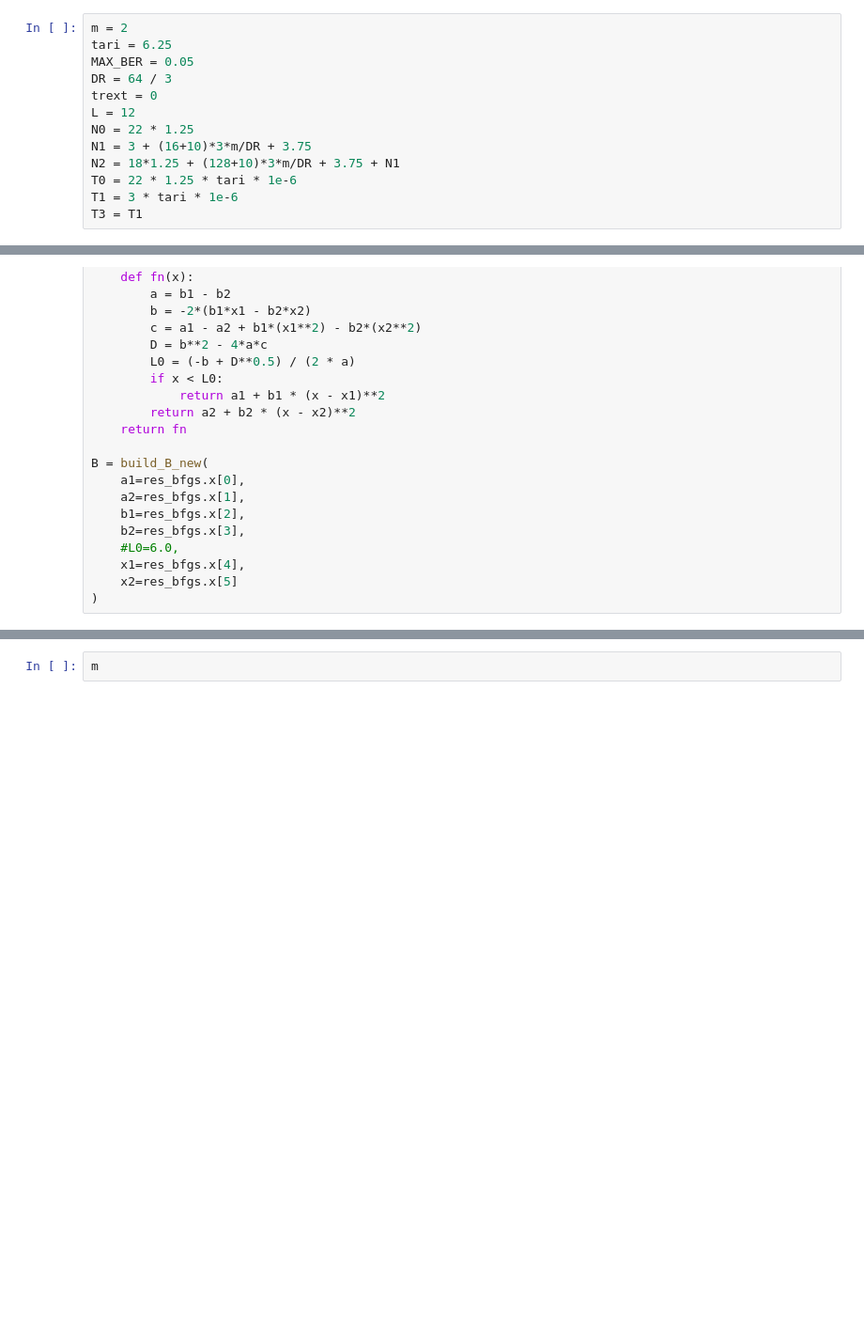
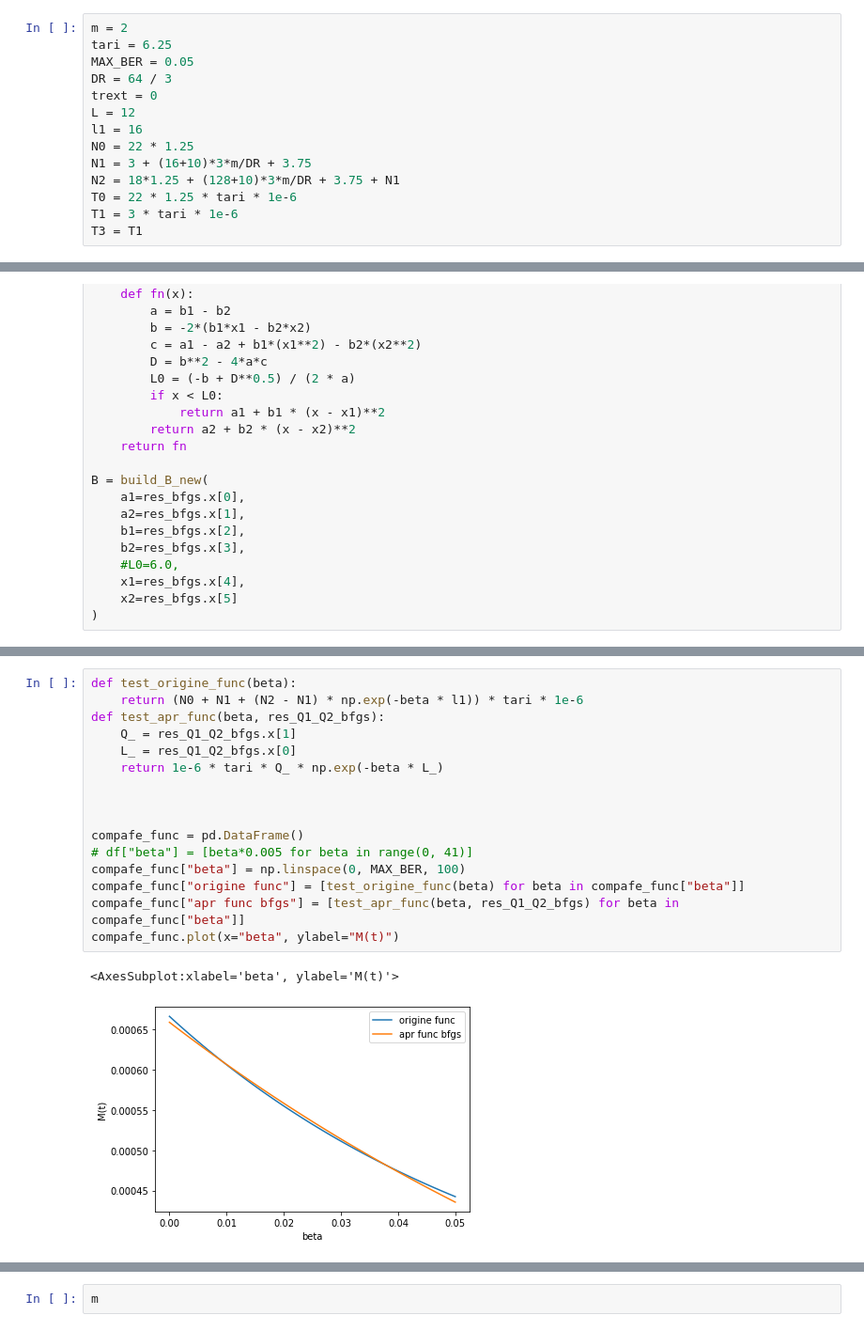
Before and after one commit to FenikL/rfid_project, a Jupyter notebook: experiments/estimate_ber_as_func.ipynb, the cells around one changed output, grey strips where cells are left out. Shown at 94% size. Saved outputs shown, nothing was run; the diff lists cells and outputs as text; blank space fills up the shorter version.

Commit message:
add ber as func in model

```diff
--- a/experiments/estimate_ber_as_func.ipynb
+++ b/experiments/estimate_ber_as_func.ipynb
@@ -20,6 +20,7 @@ MAX_BER = 0.05
 DR = 64 / 3
 trext = 0
 L = 12
+l1 = 16
 N0 = 22 * 1.25
 N1 = 3 + (16+10)*3*m/DR + 3.75
 N2 = 18*1.25 + (128+10)*3*m/DR + 3.75 + N1
@@ -201,3 +218,22 @@ B = build_B_new(
+# %%
+def test_origine_func(beta):
+    return (N0 + N1 + (N2 - N1) * np.exp(-beta * l1)) * tari * 1e-6
+def test_apr_func(beta, res_Q1_Q2_bfgs):
+    Q_ = res_Q1_Q2_bfgs.x[1]
+    L_ = res_Q1_Q2_bfgs.x[0]
+    return 1e-6 * tari * Q_ * np.exp(-beta * L_)
+
+
+
+compafe_func = pd.DataFrame()
+# df["beta"] = [beta*0.005 for beta in range(0, 41)]
+compafe_func["beta"] = np.linspace(0, MAX_BER, 100)
+compafe_func["origine func"] = [test_origine_func(beta) for beta in compafe_func["beta"]]
+compafe_func["apr func bfgs"] = [test_apr_func(beta, res_Q1_Q2_bfgs) for beta in compafe_func["beta"]]
+compafe_func.plot(x="beta", ylabel="M(t)")
+# %% [output]
+<AxesSubplot:xlabel='beta', ylabel='M(t)'>
+[figure, added]
 # %%
 plot_theor = pd.DataFrame()
 plot_theor['v, m/s'] = [v*3.6 for v in range(1, 50)]
```
Also changed, not shown: parts of 11 cells of this notebook, 3 other files.
